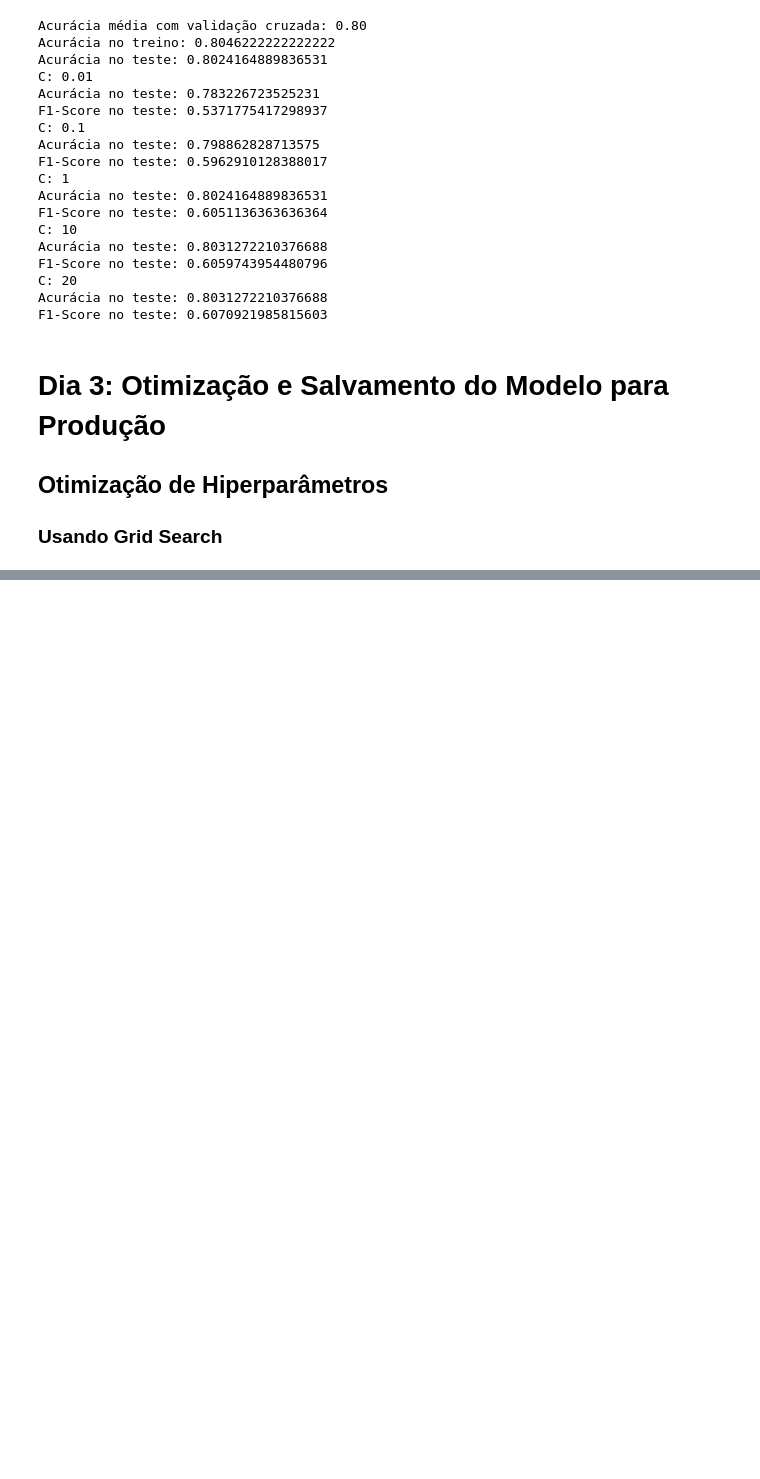
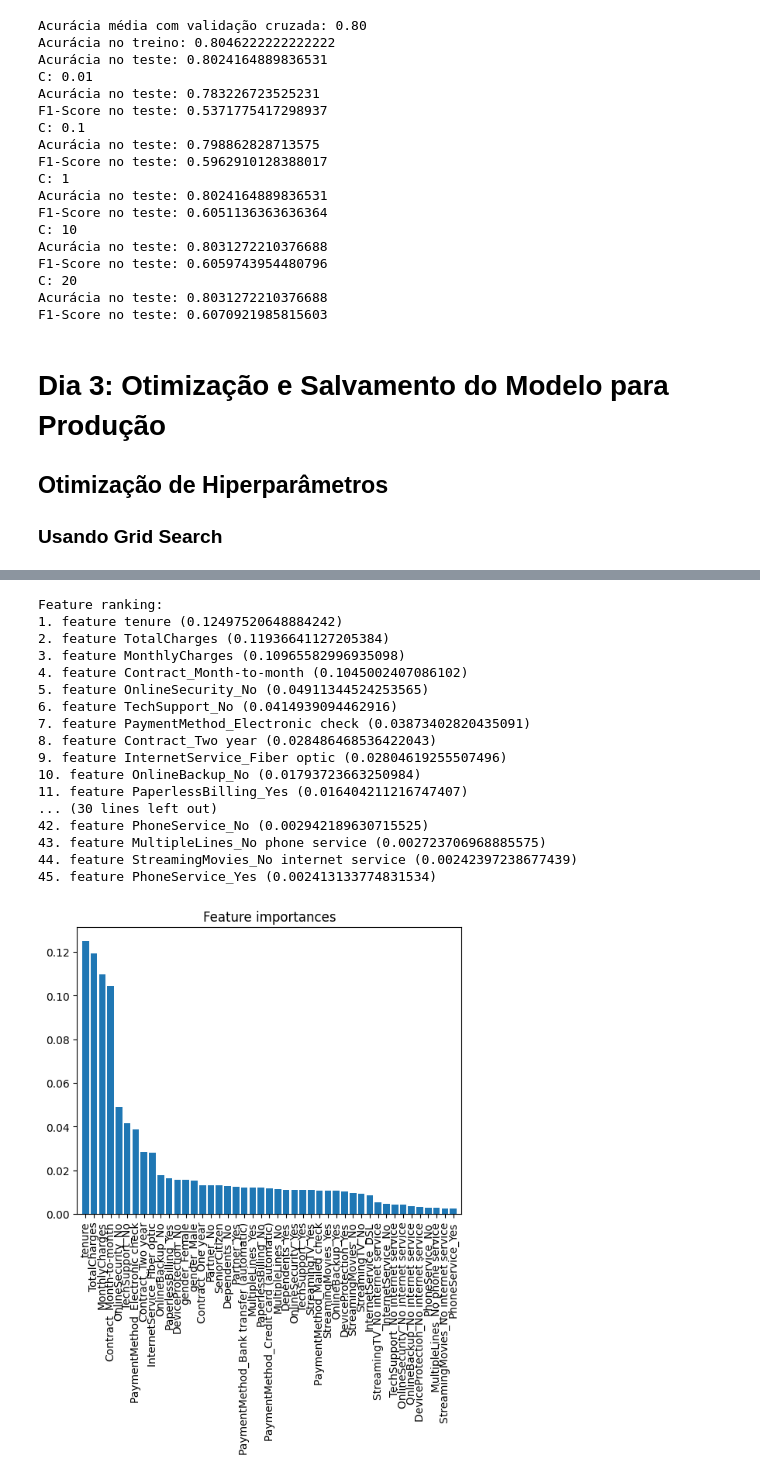
Before and after one commit to felipequentino/minicurso-ml, a Jupyter notebook: day3.ipynb, the cells around one changed output, grey strips where cells are left out. Cells and saved outputs as stored; diff of their text form; code cells hidden in the pictures; blank space fills up the shorter version.

```diff
--- a/day3.ipynb
+++ b/day3.ipynb
@@ -132,0 +403,45 @@ Melhor score: 0.5972052676618085
+# %%
+import matplotlib.pyplot as plt
+import numpy as np
+from sklearn.ensemble import RandomForestClassifier
+
+# Supondo que você já tenha seu modelo treinado
+model_for_features = RandomForestClassifier().fit(X_train, y_train)
+
+# Extraia a importância das features
+importances = model_for_features.feature_importances_
+
+# Ordene as importâncias das features
+indices = np.argsort(importances)[::-1]
+
+# Imprima as features mais importantes
+print("Feature ranking:")
+for f in range(X_train.shape[1]):
+    print(f"{f + 1}. feature {model_columns[indices[f]]} ({importances[indices[f]]})")
+
+# Visualize a importância das features
+plt.figure()
+plt.title("Feature importances")
+plt.bar(range(X_train.shape[1]), importances[indices], align="center")
+plt.xticks(range(X_train.shape[1]), [model_columns[i] for i in indices], rotation=90)
+plt.xlim([-1, X_train.shape[1]])
+plt.show()
+# %% [output]
+Feature ranking:
+1. feature tenure (0.12497520648884242)
+2. feature TotalCharges (0.11936641127205384)
+3. feature MonthlyCharges (0.10965582996935098)
+4. feature Contract_Month-to-month (0.1045002407086102)
+5. feature OnlineSecurity_No (0.04911344524253565)
+6. feature TechSupport_No (0.0414939094462916)
+7. feature PaymentMethod_Electronic check (0.03873402820435091)
+8. feature Contract_Two year (0.028486468536422043)
+9. feature InternetService_Fiber optic (0.02804619255507496)
+10. feature OnlineBackup_No (0.01793723663250984)
+11. feature PaperlessBilling_Yes (0.016404211216747407)
+... (30 lines left out)
+42. feature PhoneService_No (0.002942189630715525)
+43. feature MultipleLines_No phone service (0.002723706968885575)
+44. feature StreamingMovies_No internet service (0.00242397238677439)
+45. feature PhoneService_Yes (0.002413133774831534)
+[figure, added]
```
Also changed, not shown: parts of 21 cells of this notebook, 10 other files.
